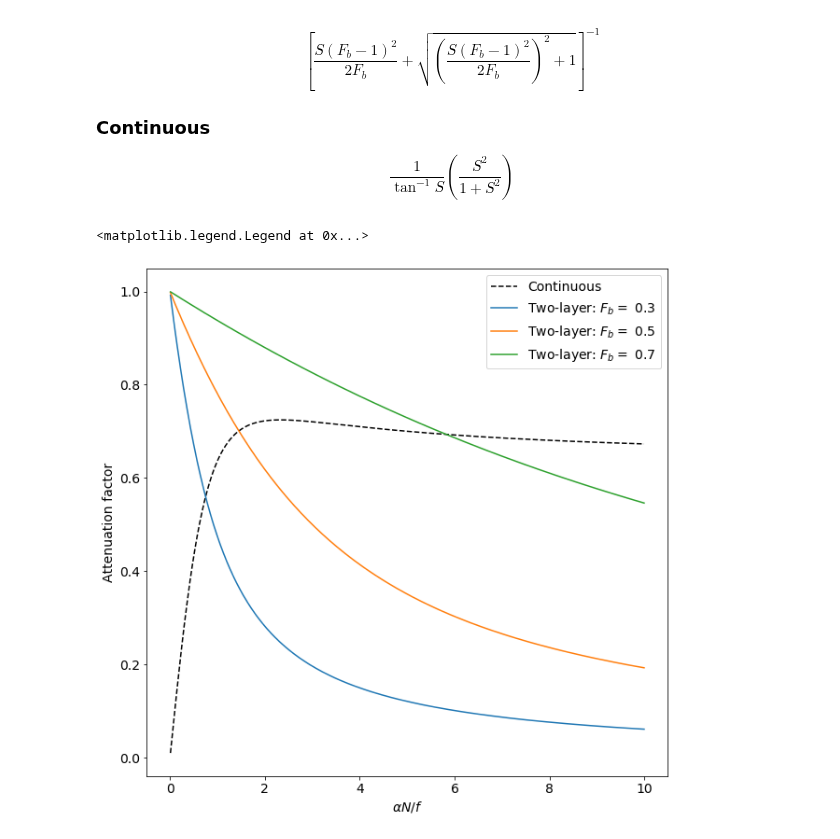
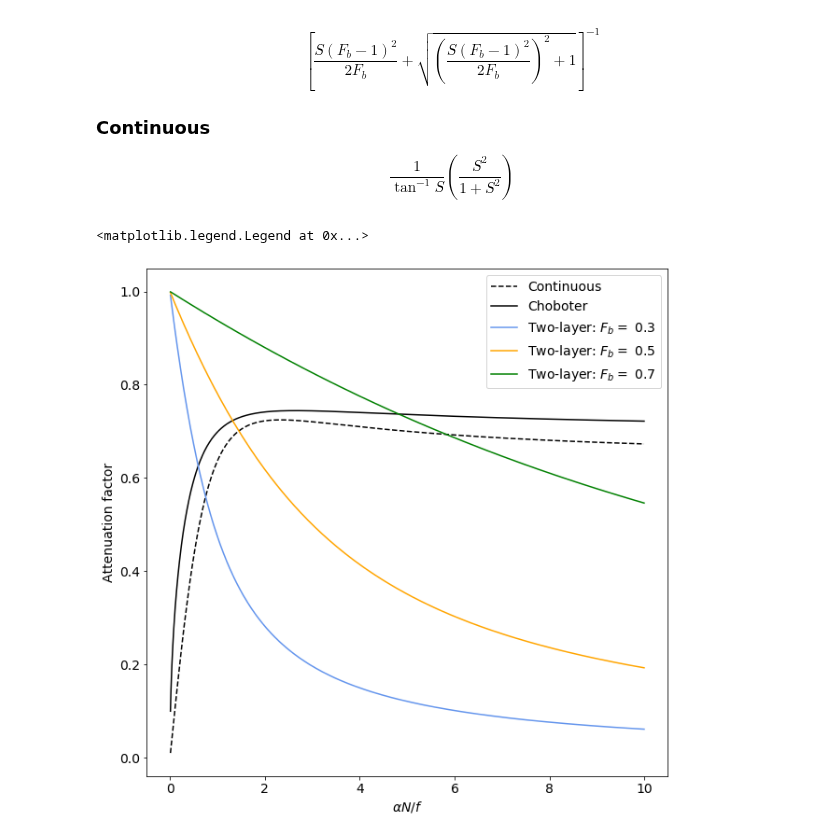
Before and after one commit to SalishSeaCast/analysis-ben, a Jupyter notebook: notebooks/SOG_upwelling_paperfigs/model_ramblings.ipynb, the cells around one changed output. Saved outputs shown, nothing was run; the diff lists cells and outputs as text; code cells hidden in the pictures.

```diff
--- a/notebooks/SOG_upwelling_paperfigs/model_ramblings.ipynb
+++ b/notebooks/SOG_upwelling_paperfigs/model_ramblings.ipynb
@@ -205,15 +210,17 @@ $$\frac{1}{\tan^{-1}S}\left(\frac{S^2}{1 + S^2}\right)$$
 # %%
 # Plot topographic dependence functions
 fig, ax = plt.subplots(figsize=(10, 10))
 ax.set_xlabel('$\\alpha N/f$')
 ax.set_ylabel('Attenuation factor')
+#ax.set_ylim([0, 1])
 
 S = np.arange(0.01, 10, 0.01)
 ax.plot(S, S**2 / (1 + S**2) / np.arctan(S), 'k--', label='Continuous')
-for F_b in [0.3, 0.5, 0.7]:
+ax.plot(S, np.arccos(1 - 2 * S**2 / (1 + S**2) * (1 - np.exp(-np.arctan(S)))) / (2 * np.arctan(S)), 'k-', label='Choboter')
+for F_b, color in zip([0.3, 0.5, 0.7], ['cornflowerblue', 'orange', 'g']):
     beta = S * (F_b - 1)**2 / (2 * F_b)
-    ax.plot(S, 1 / (beta + np.sqrt(beta**2 + 1)), label=f'Two-layer: $F_b = $ {F_b}')
+    ax.plot(S, 1 / (beta + np.sqrt(beta**2 + 1)), color=color, label=f'Two-layer: $F_b = $ {F_b}')
 ax.legend()
 # %% [output]
 <matplotlib.legend.Legend at 0x...>
-[figure, old version]
+[figure, new version]
```
Also changed, not shown: parts of 2 cells of this notebook, 3 other files.
